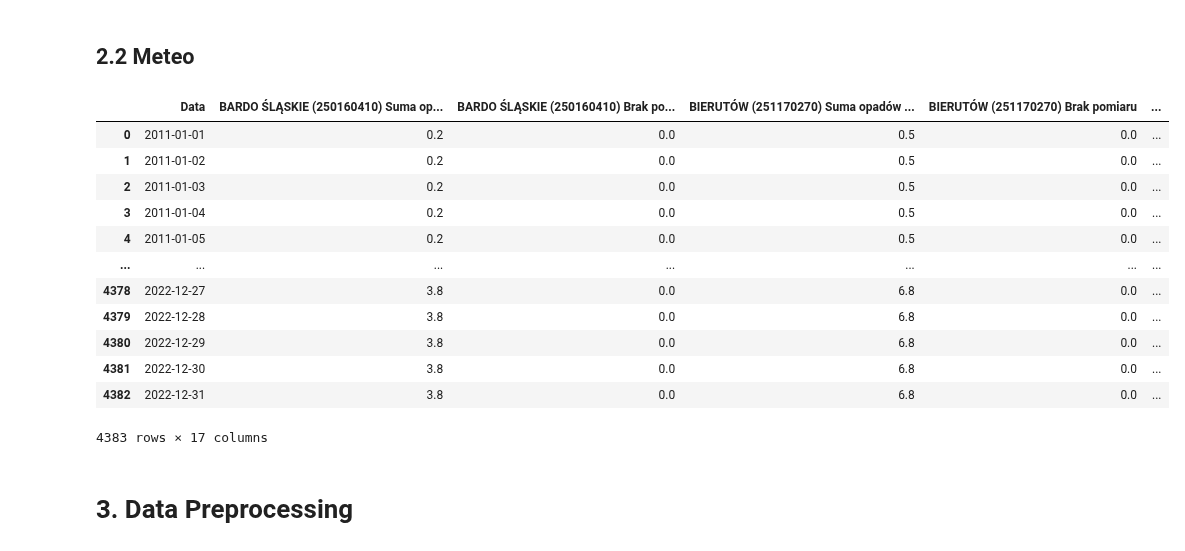
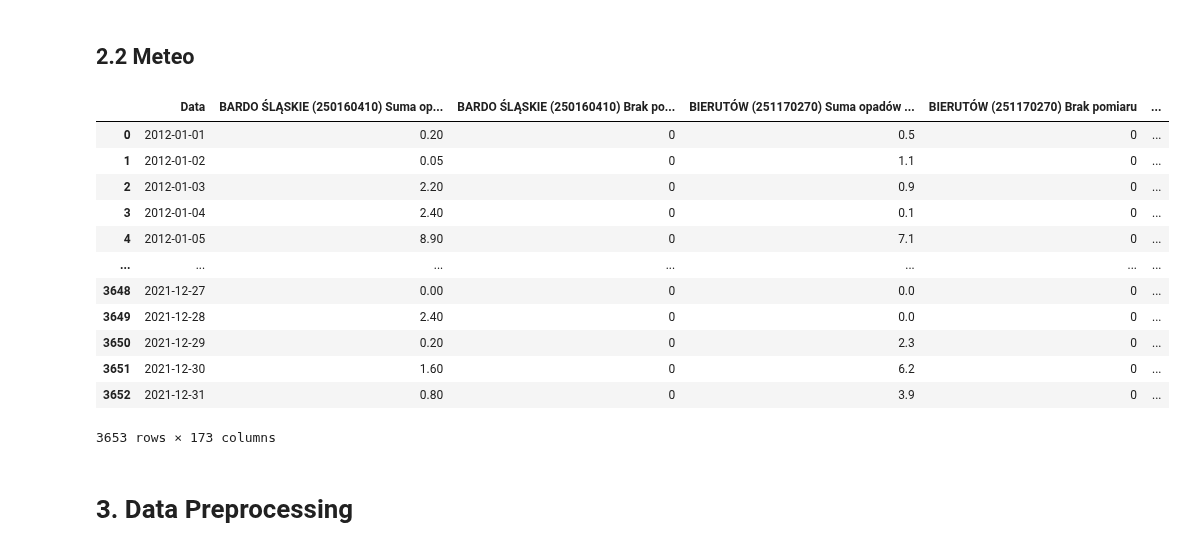
Before and after one commit to it4datascience/CuValley-Batmaja, a Jupyter notebook: src/data_prep.ipynb, the cells around one changed output. Saved outputs shown, nothing was run; the diff lists cells and outputs as text; code cells hidden in the pictures.

```diff
--- a/src/data_prep.ipynb
+++ b/src/data_prep.ipynb
@@ -54,45 +78,41 @@ hydro
 # %% [markdown]
 ## 2.2 Meteo
 # %%
-meteo = pd.read_excel('../data/meteo - sample.xlsx', sheet_name='dane', header=[0, 1])
+meteo = pd.read_excel('../data/meteo.xlsx', sheet_name='dane', header=[0, 1])
 
 # rename col with the status - will be only use information about missing measurements
 meteo.rename({'Status sumy opadów': 'Brak pomiaru'}, axis=1, inplace=True)
 
 # combine multiindex columns
 meteo.columns = meteo.columns.map(' '.join).str.strip(' ')
 meteo.rename({'Unnamed: 0_level_0 Data': 'Data'}, axis=1, inplace=True)
 
 # leaving information only about missing measurements
 for lack_measurements_col in meteo.filter(regex=".*Brak pomiaru").columns:
     meteo[lack_measurements_col] = meteo[lack_measurements_col].apply(weather_no_info)
     meteo[lack_measurements_col] = meteo[lack_measurements_col].astype(int)
 
 # set the column type for column with date
 meteo['Data'] = pd.to_datetime(meteo['Data'], format='%d-%m-%Y')
 
 # Fill in the missing values with the number 0.05
 meteo = meteo.fillna(0.05)
 
-################ Add new dates for modeling purposes | To change when will be new datasets
-meteo = meteo.set_index('Data').reindex(dates_idx).reset_index().rename({'index': 'Data'}, axis=1)
-meteo = meteo.bfill().ffill()
-
 meteo
 # %% [output]
 |  | Data | BARDO ŚLĄSKIE (250160410) Suma op... | BARDO ŚLĄSKIE (250160410) Brak po... | BIERUTÓW (251170270) Suma opadów ... | BIERUTÓW (251170270) Brak pomiaru | ... |
-| 0 | 2011-01-01 | 0.2 | 0.0 | 0.5 | 0.0 | ... |
-| 1 | 2011-01-02 | 0.2 | 0.0 | 0.5 | 0.0 | ... |
-| 2 | 2011-01-03 | 0.2 | 0.0 | 0.5 | 0.0 | ... |
-| 3 | 2011-01-04 | 0.2 | 0.0 | 0.5 | 0.0 | ... |
-| 4 | 2011-01-05 | 0.2 | 0.0 | 0.5 | 0.0 | ... |
+| 0 | 2012-01-01 | 0.20 | 0 | 0.5 | 0 | ... |
+| 1 | 2012-01-02 | 0.05 | 0 | 1.1 | 0 | ... |
+| 2 | 2012-01-03 | 2.20 | 0 | 0.9 | 0 | ... |
+| 3 | 2012-01-04 | 2.40 | 0 | 0.1 | 0 | ... |
+| 4 | 2012-01-05 | 8.90 | 0 | 7.1 | 0 | ... |
 | ... | ... | ... | ... | ... | ... | ... |
-| 4378 | 2022-12-27 | 3.8 | 0.0 | 6.8 | 0.0 | ... |
-| 4379 | 2022-12-28 | 3.8 | 0.0 | 6.8 | 0.0 | ... |
-| 4380 | 2022-12-29 | 3.8 | 0.0 | 6.8 | 0.0 | ... |
-| 4381 | 2022-12-30 | 3.8 | 0.0 | 6.8 | 0.0 | ... |
-| 4382 | 2022-12-31 | 3.8 | 0.0 | 6.8 | 0.0 | ... |
+| 3648 | 2021-12-27 | 0.00 | 0 | 0.0 | 0 | ... |
+| 3649 | 2021-12-28 | 2.40 | 0 | 0.0 | 0 | ... |
+| 3650 | 2021-12-29 | 0.20 | 0 | 2.3 | 0 | ... |
+| 3651 | 2021-12-30 | 1.60 | 0 | 6.2 | 0 | ... |
+| 3652 | 2021-12-31 | 0.80 | 0 | 3.9 | 0 | ... |
-4383 rows × 17 columns
+3653 rows × 173 columns
 # %% [markdown]
 # 3. Data Preprocessing
 # %%
```
Also changed, not shown: parts of 10 cells of this notebook, 2 other files.
